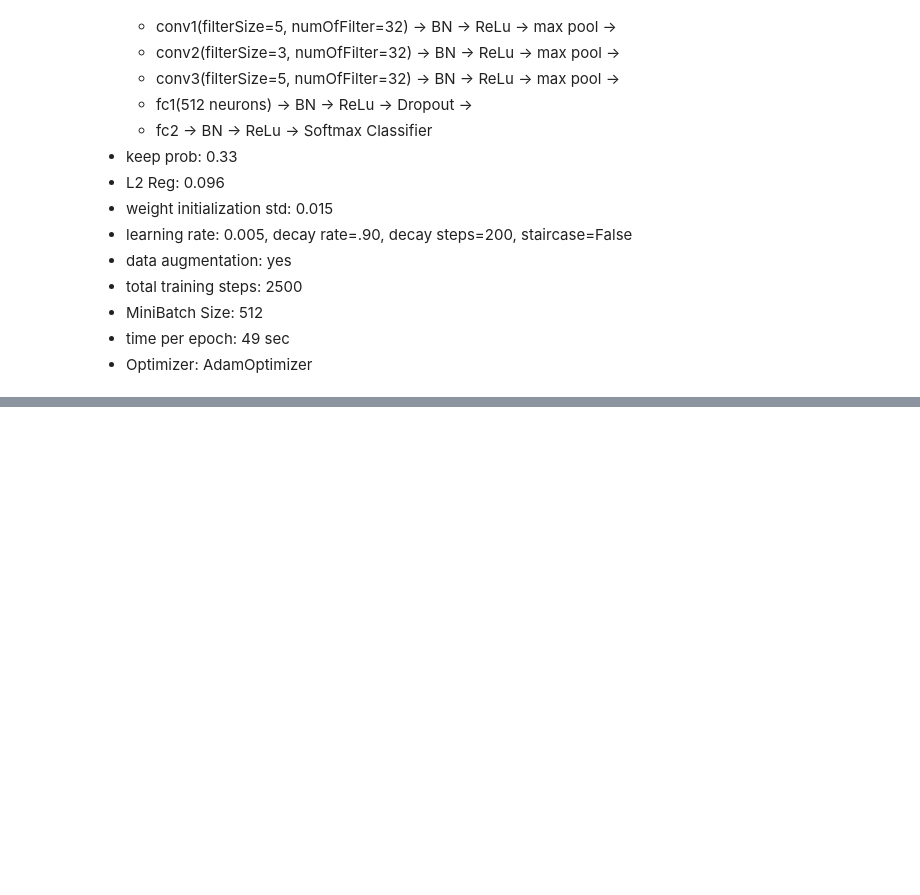
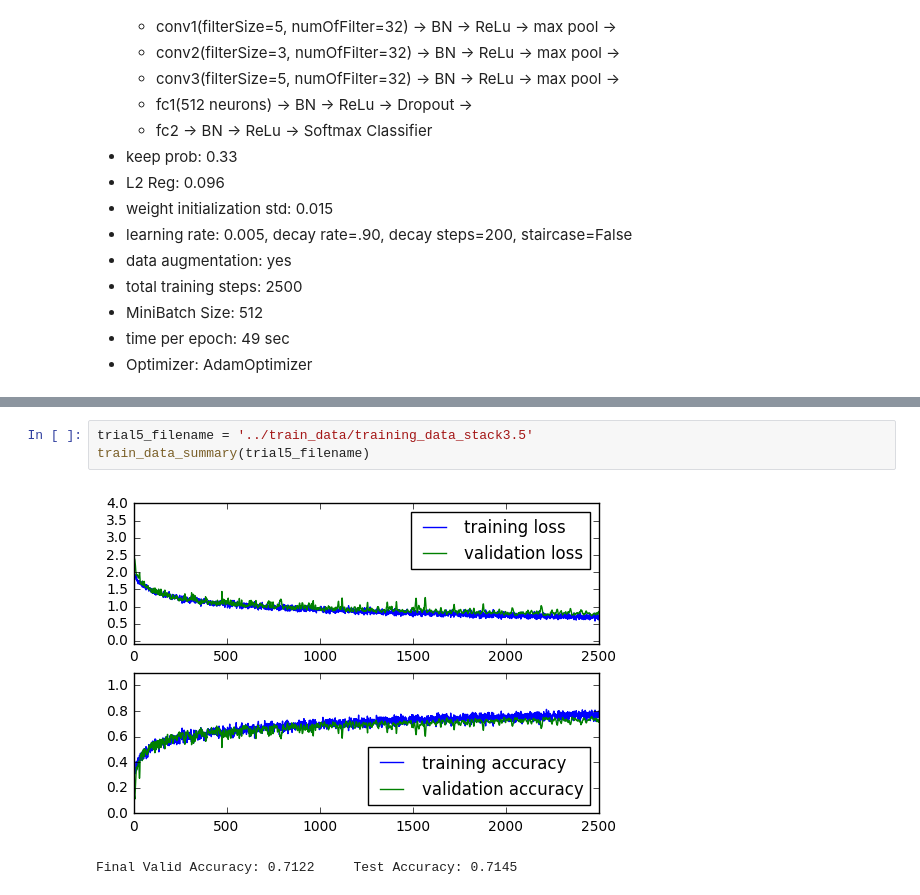
Before and after one commit to zhongyuk/CNNplayground, a Jupyter notebook: capstone/notebook/train_record3.ipynb, the cells around one changed output, grey strips where cells are left out. Drawn from its saved outputs; the diff is of its cells as text; blank space fills up the shorter version.

```diff
--- a/capstone/notebook/train_record3.ipynb
+++ b/capstone/notebook/train_record3.ipynb
@@ -118,0 +142,6 @@ Final Valid Accuracy: 0.6795     Test Accuracy: 0.6811
+# %%
+trial5_filename = '../train_data/training_data_stack3.5'
+train_data_summary(trial5_filename)
+# %% [output]
+[figure, added]
+Final Valid Accuracy: 0.7122     Test Accuracy: 0.7145
```
Also changed, not shown: parts of 7 cells of this notebook, 3 other files.
